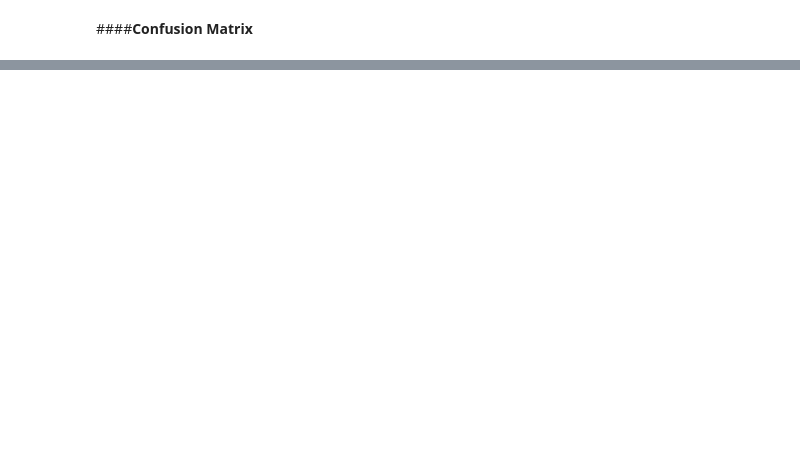
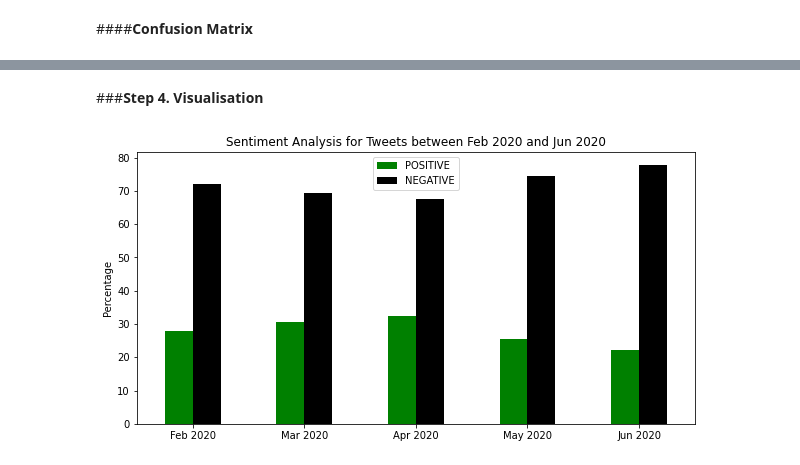
Before and after one commit to UliksSekiraqa/StockMarketAnalysis, a Jupyter notebook: Twitter_API.ipynb, the cells around one changed output, grey strips where cells are left out. Cells and saved outputs as stored; diff of their text form; code cells hidden in the pictures; blank space fills up the shorter version.

```diff
--- a/Twitter_API.ipynb
+++ b/Twitter_API.ipynb
@@ -842,0 +675,4 @@ df.to_html('news_twitter_summary.html')
+# %%
+time_periods = ["Feb 2020","Mar 2020","Apr 2020","May 2020","Jun 2020"]
+all_sentiments = pd.DataFrame(index=time_periods, columns=['POSITIVE','NEGATIVE'])
+all_sentiments
@@ -892,0 +740,9 @@ all_sentiments.plot.bar(rot=0, figsize=(8,4), color=['green','orange','black'])
+# %% [markdown]
+###**Step 4. Visualisation**
+# %%
+ax = all_sentiments.plot.bar(rot=0, figsize=(10,5), color=['green','black'])
+ax.set_ylabel("Percentage")
+plt.title("Sentiment Analysis for Tweets between Feb 2020 and Jun 2020")
+plt.show()
+# %% [output]
+[figure, added]
```
Also changed, not shown: parts of 90 cells of this notebook.
